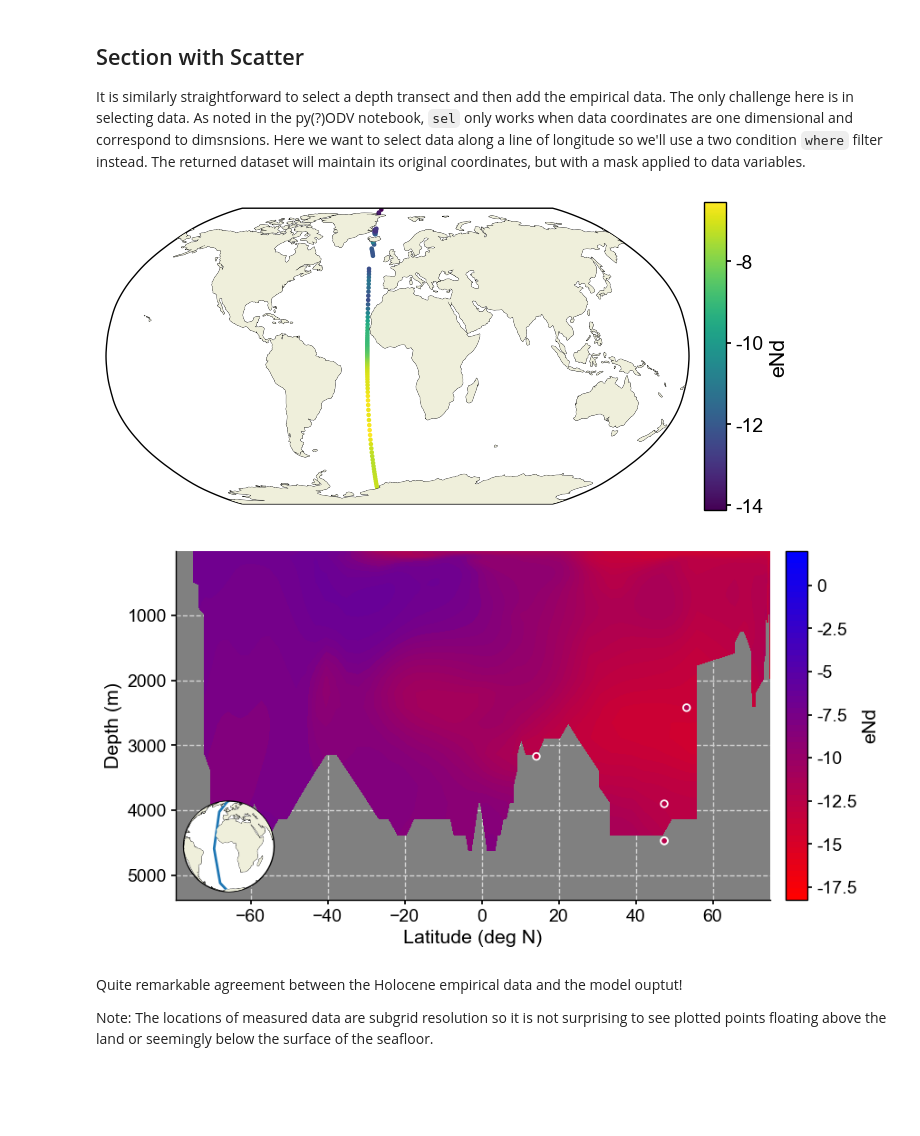
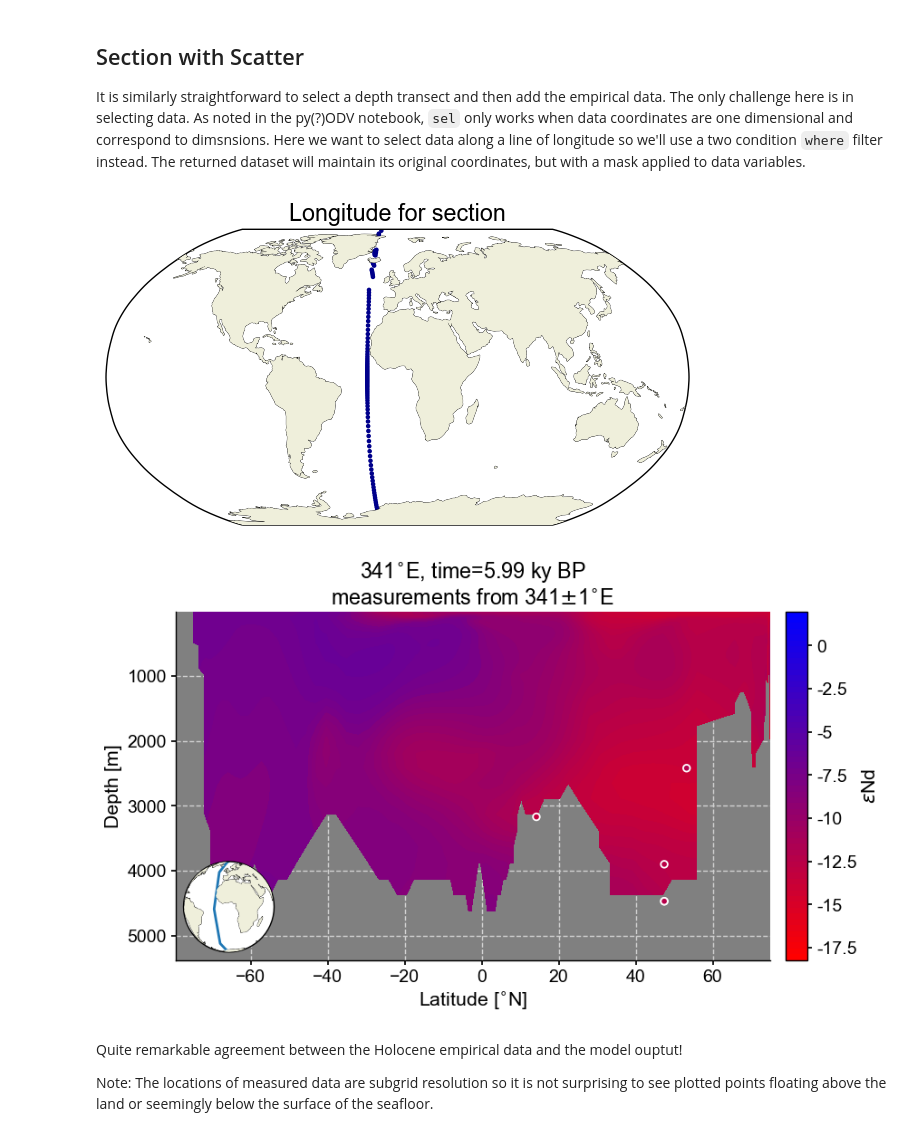
Before and after one commit to jordanplanders/citrace_paleobook, a Jupyter notebook: notebooks/science_bits/data_scatter_on_pcolor.ipynb, the cells around one changed output. Cells and saved outputs as stored; diff of their text form; code cells hidden in the pictures; blank space fills up the shorter version.

```diff
--- a/notebooks/science_bits/data_scatter_on_pcolor.ipynb
+++ b/notebooks/science_bits/data_scatter_on_pcolor.ipynb
@@ -150,6 +181,12 @@ colorbar_units='eNd'
+# %%
+var = 'eNd'
+colorbar_units=eNd_label
+traits = 'depth={} '+depth_u+ ', time={} '+time_u
+time = 5.99
+depth = 2000
 # %%
-c_snapshot_data = epsNd_ds.sel(time = -5.99, method='nearest')
-c_snapshot_data_surf=c_snapshot_data.sel(dict(z_t_m=2000), method='nearest')
+c_snapshot_data = epsNd_ds.sel(time = -time, method='nearest')
+c_snapshot_data_surf=c_snapshot_data.sel(dict(z_t_m=depth), method='nearest')
 
 c_snapshot_data_surf = c_snapshot_data_surf[var].squeeze()
 c_snapshot_data_surf = c_snapshot_data_surf.compute()
@@ -162,20 +199,5 @@ bin_edges = bins[1]
 # establish scale
 max_lim = bin_edges[-1]#c_snapshot_data.max()
 min_lim = bin_edges[0]#c_snapshot_data.min()
-# %%
-def make_scalar_mappable(lims, cmap, n=None):
-    ax_norm = mpl.colors.Normalize(vmin=min(lims), vmax=max(lims), clip=False)
-    if type(cmap)==list:
-        if n is None:
-            ax_cmap = mpl.colors.LinearSegmentedColormap.from_list("MyCmapName",["r","b"])
-        else:
-            ax_cmap = mpl.colors.LinearSegmentedColormap.from_list("MyCmapName",["r","b"], N=n)
-    else:
-        if n is None:
-            ax_cmap = plt.get_cmap(cmap)
-        else:
-            ax_cmap = plt.get_cmap(cmap, n)
-    ax_sm = cm.ScalarMappable(norm=ax_norm, cmap=ax_cmap)
-    return ax_sm
 # %%
 n_levels= 60
@@ -255,25 +282,29 @@ section_ds = between(c_snapshot_data, 'TLONG', lims)
 section_df = time_subset[time_subset['lon'].between(min(lims), max(lims))]
 # %%
 tmp_surf = section_ds.sel(z_t_m=500, method='nearest')
+# %%
+n_levels= 60
+ax2_levels = np.around(np.linspace(min_lim, max_lim, n_levels), decimals=4)
+# make scalar mappable
+ax2_sm_blank = make_scalar_mappable([min_lim, max_lim],['darkblue', 'darkblue'] , n_levels)
+cf2_kwargs_blank = {'cmap':ax2_sm_blank.cmap,'levels':ax2_levels, 'norm' : ax2_sm_blank.norm}
 # %%
 fig = plt.figure(figsize=(8, 4))
 # 1 row, 2 columns, .05 space between columns, 8:.3 ratio of left column to right column
 gs = gridspec.GridSpec(1, 2, wspace=0.05, width_ratios=[8, .3])
 
 # add subplot with specified map projection and coastlines (GeoAxes)
 ax2 = fig.add_subplot(gs[0, 0], projection=ccrs.Robinson(central_longitude=0))
 ax2.add_feature(cfeature.COASTLINE, edgecolor='k',linewidth=.5)
 
 scatter = ax2.scatter(tmp_surf.TLONG,tmp_surf.TLAT,c=tmp_surf[var].squeeze(), transform=ccrs.PlateCarree(),
-             s=5)
-            # cmap=cf2_kwargs['cmap'], norm=cf2_kwargs['norm'])
+             s=5, cmap=cf2_kwargs_blank['cmap'], norm=cf2_kwargs_blank['norm'])
+
 ax2.add_feature(cfeature.LAND, zorder=14)
 ax2.set_global()
-ax2_cb = fig.add_subplot(gs[0, 1])
-cb2 = plt.colorbar(scatter,cax=ax2_cb, orientation='vertical',label=colorbar_units,
-                   format=FormatStrFormatter('%g'))
+ax2.set_title('Longitude for section');
 # %% [output]
-[figure, old version]
+[figure, new version]
 # %%
 def make_inset_map(ax, lats, lons, central_lon=0,central_lat=0, size_scaler=.25, loc="lower right"):
     axin = inset_axes(ax, width=size_scaler*5, height=size_scaler*5, loc=loc,
@@ -296,25 +327,27 @@ ax.patch.set_facecolor('gray')
 ax.contourf(section_ds.TLAT.mean(dim='nlon'), section_ds.z_t_m,
                      section_ds[var].mean(dim='nlon').squeeze().data,10, origin='upper',
                          levels=ax2_levels,
-                         cmap=ax2_sm.cmap,
-                        norm=ax2_sm.norm)
+                         cmap=ax2_sm_eNd.cmap,
+                        norm=ax2_sm_eNd.norm)
 
 ax.scatter(section_df['lat'], section_df['depth'], c=section_df['eNd_HOL'],s=30,
-                norm=cf2_kwargs['norm'],cmap=cf2_kwargs['cmap'],
+                norm=cf2_kwargs_eNd['norm'],cmap=cf2_kwargs_eNd['cmap'],
                 edgecolors='w',linewidth=1.3)
 
 ylims = ax.get_ylim()
 ax.set_ylim([ylims[1], ylims[0]])
-ax.set_ylabel('Depth (m)')
-ax.set_xlabel('Latitude (deg N)')
+ax.set_ylabel('Depth [{}]'.format(depth_u))
+ax.set_xlabel('Latitude [{}]'.format(lat_u))
 
 ax2_cb = fig.add_subplot(gs[0, 1])
-cb2 = plt.colorbar(ax2_sm,cax=ax2_cb, orientation='vertical',label=colorbar_units,
+cb2 = plt.colorbar(ax2_sm_eNd,cax=ax2_cb, orientation='vertical',label=' '.join([colorbar_units]),
                    format=FormatStrFormatter('%g'))
 
+ax.set_title('{}{}, time={} {}'.format(341, lon_u, time, time_u)+'\n'+r'measurements from {}$\pm$1'.format(341)+lon_u);
+
 make_inset_map(ax, [-90, 90], [341, 341], central_lon=0,central_lat=0, size_scaler=.2, loc='lower left')
 # %% [output]
-[figure, old version]
+[figure, new version]
 # %% [markdown]
 Quite remarkable agreement between the Holocene empirical data and the model ouptut!
 
```
Also changed, not shown: parts of 21 cells of this notebook.
